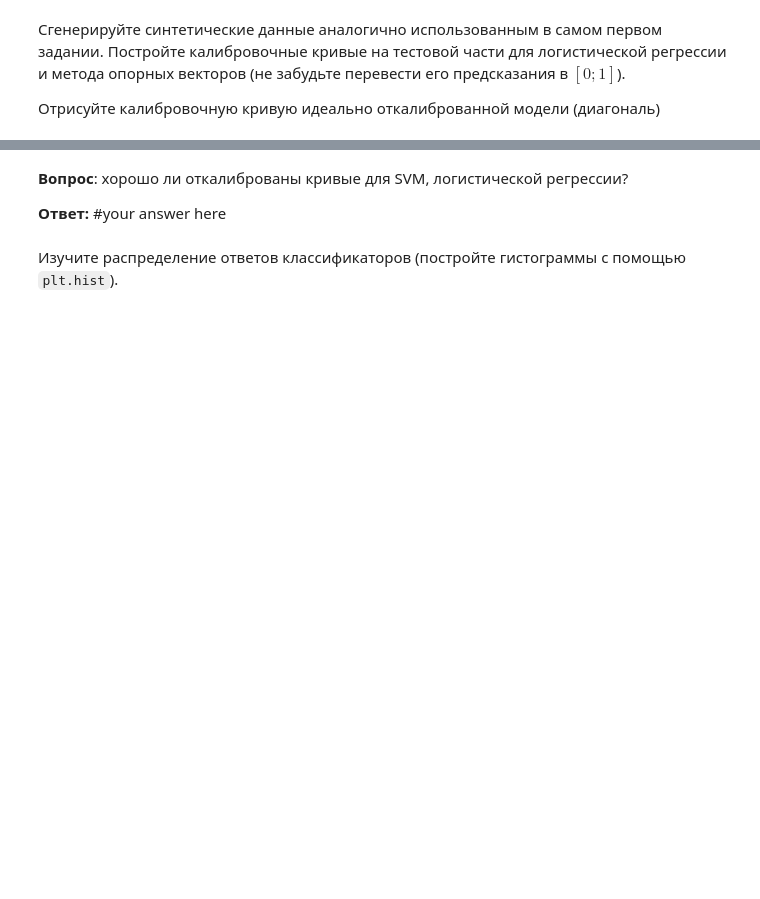
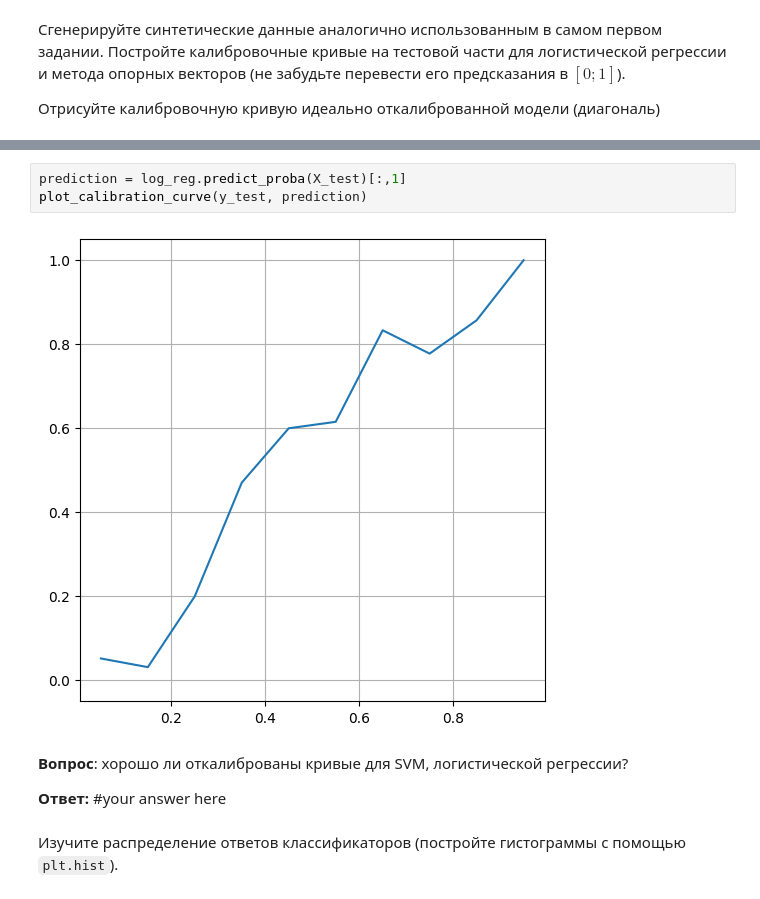
Before and after one commit to xCthulhuFtagn/ml-course-hse, a Jupyter notebook: 2023-fall/homeworks-practice/homework-practice-04-linclass.ipynb, the cells around one changed output, grey strips where cells are left out. Drawn from its saved outputs; the diff is of its cells as text; blank space fills up the shorter version.

```diff
--- a/2023-fall/homeworks-practice/homework-practice-04-linclass.ipynb
+++ b/2023-fall/homeworks-practice/homework-practice-04-linclass.ipynb
@@ -424,3 +451,8 @@ def plot_calibration_curve(y_test, preds):
+# %%
+prediction = log_reg.predict_proba(X_test)[:,1]
+plot_calibration_curve(y_test, prediction)
+# %% [output]
+[figure, added]
 # %% [markdown]
 **Вопрос**: хорошо ли откалиброваны кривые для SVM, логистической регрессии?
 
```
Also changed, not shown: parts of 16 cells of this notebook.
